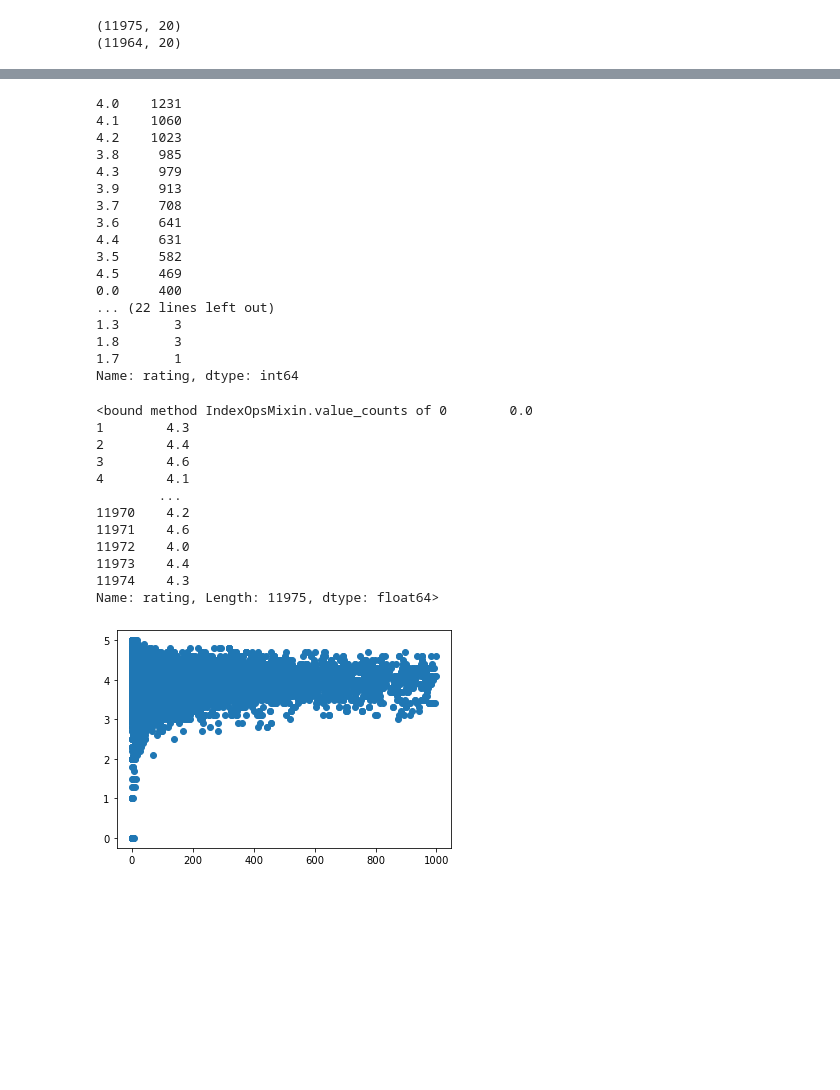
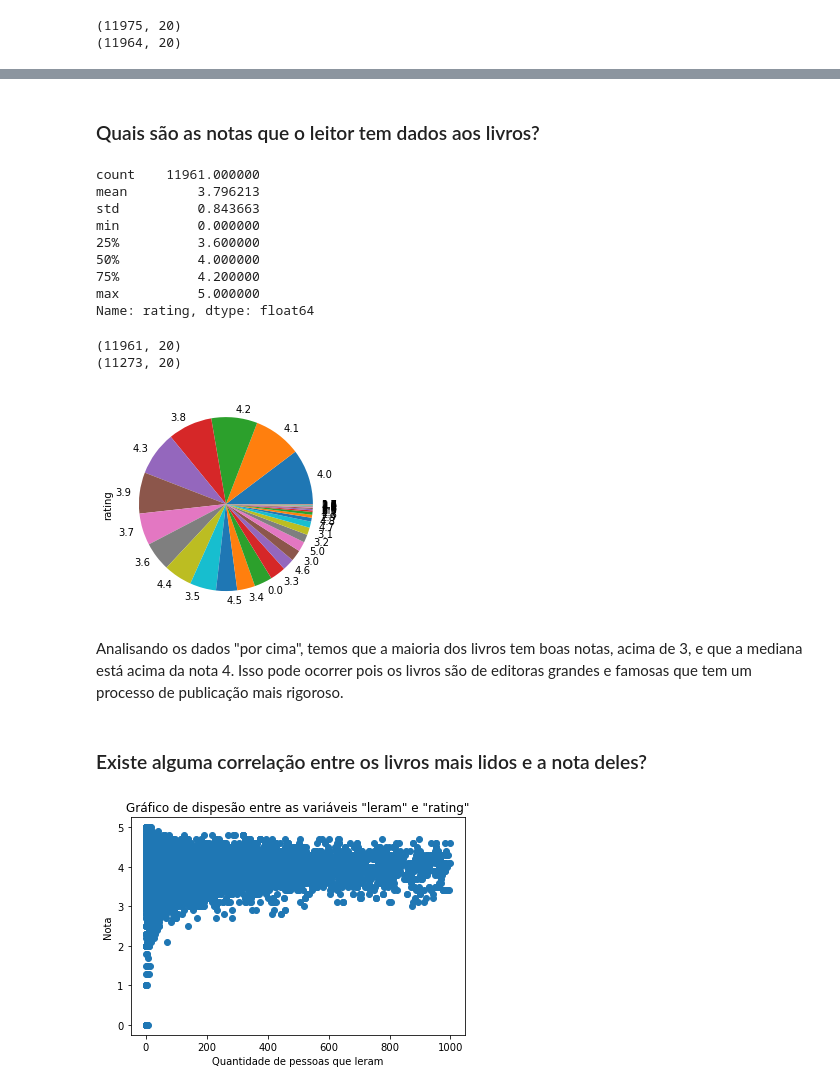
Before and after one commit to limasigor2/livros-Skoob, a Jupyter notebook: Analise.ipynb, the cells around one changed output, grey strips where cells are left out. Drawn from its saved outputs; the diff is of its cells as text; code cells hidden in the pictures; blank space fills up the shorter version.

```diff
--- a/Analise.ipynb
+++ b/Analise.ipynb
@@ -98,0 +211,2 @@ print(df2.shape)
+# %%
+df2 = df2.drop([248, 602, 8071])
@@ -98,0 +267,2 @@ print(df2.shape)
+# %%
+df = df2
@@ -98,0 +331,2 @@ print(df2.shape)
+# %%
+df['titulo'] = df['titulo'].str.upper()
@@ -99,44 +419,36 @@ print(df2.shape)
+# %% [markdown]
+### Quais são as notas que o leitor tem dados aos livros?
+# %%
+df['rating'].describe()
+# %% [output]
+count    11961.000000
+mean         3.796213
+std          0.843663
+min          0.000000
+25%          3.600000
+50%          4.000000
+75%          4.200000
+max          5.000000
+Name: rating, dtype: float64
+# %%
+print(df.shape)
+print(df[df['rating'] >= 3].shape)
+# %% [output]
+(11961, 20)
+(11273, 20)
 # %%
-df[df['rating'] <= 5.1]['rating'].value_counts()
+df['rating'].value_counts().plot.pie();
 # %% [output]
-4.0    1231
-4.1    1060
-4.2    1023
-3.8     985
-4.3     979
-3.9     913
-3.7     708
-3.6     641
-4.4     631
-3.5     582
-4.5     469
-0.0     400
-... (22 lines left out)
-1.3       3
-1.8       3
-1.7       1
-Name: rating, dtype: int64
+[figure, added]
-# %%
-df['rating'].value_counts
-# %% [output]
-<bound method IndexOpsMixin.value_counts of 0        0.0
-1        4.3
-2        4.4
-3        4.6
-4        4.1
-        ...
-11970    4.2
-11971    4.6
-11972    4.0
-11973    4.4
-11974    4.3
-Name: rating, Length: 11975, dtype: float64>
+# %% [markdown]
+Analisando os dados "por cima", temos que a maioria dos livros tem boas notas, acima de 3, e que a mediana está acima da nota 4. Isso pode ocorrer pois os livros são de editoras grandes e famosas que tem um processo de publicação mais rigoroso.
+# %% [markdown]
+### Existe alguma correlação entre os livros mais lidos e a nota deles?
 # %%
-
-plt.scatter(df[df['rating'] <= 5.1]['leram'], df[df['rating'] <= 5.1]['rating'])#, c=colors, alpha=0.5)
-# plt.title('Scatter plot pythonspot.com')
-# plt.xlabel('x')
-# plt.ylabel('y')
+plt.scatter(df['leram'], df['rating'])#, c=colors, alpha=0.5)
+plt.title('Gráfico de dispesão entre as variáveis "leram" e "rating"')
+plt.xlabel('Quantidade de pessoas que leram')
+plt.ylabel('Nota')
 plt.show()
 # %% [output]
-[figure, old version]
+[figure, new version]
```
Also changed, not shown: parts of 42 cells of this notebook, 7 other files.
